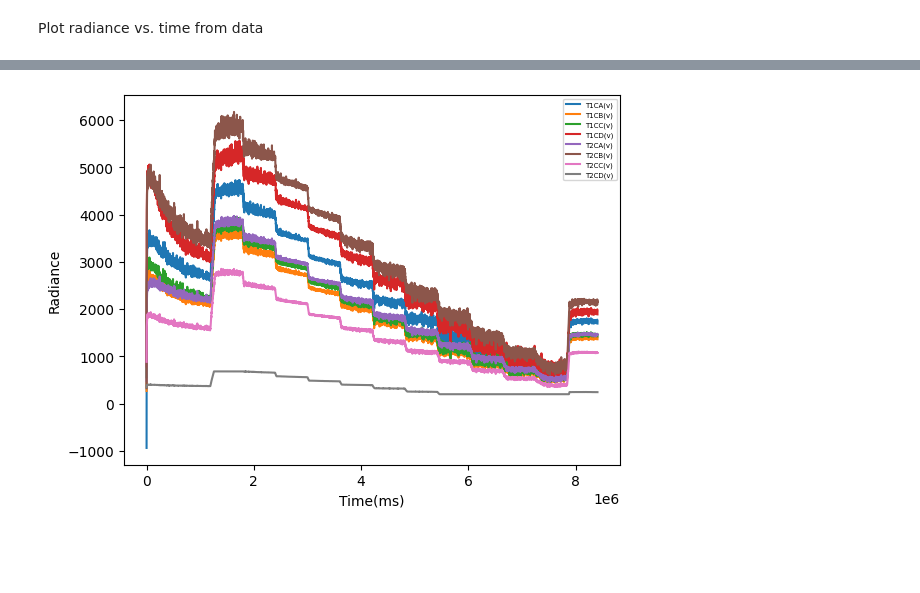
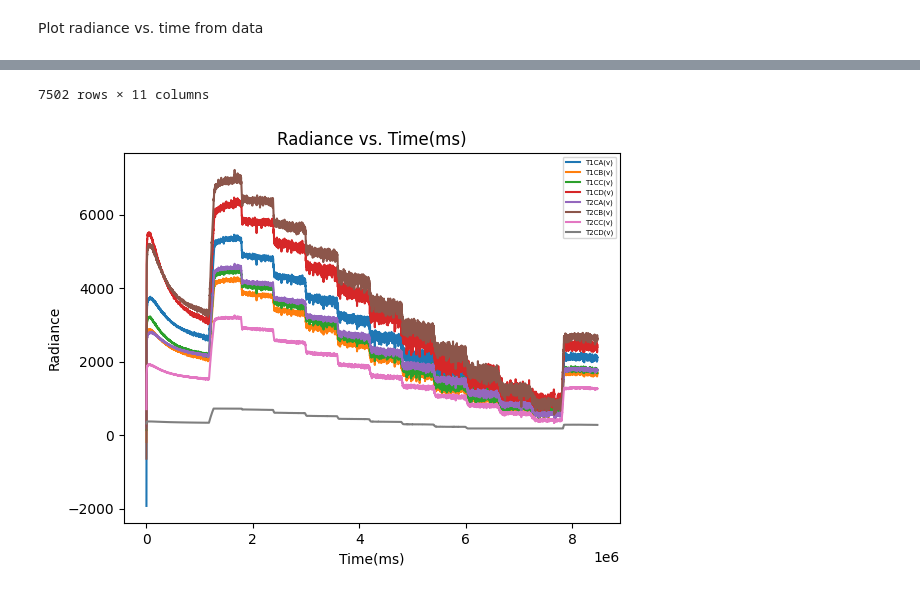
Before and after one commit to RIT-Landsat-Field-Radiometers/Chamber-Testing, a Jupyter notebook: radiometer_jupyter.ipynb, the cells around one changed output, grey strips where cells are left out. Drawn from its saved outputs; the diff is of its cells as text; code cells hidden in the pictures; blank space fills up the shorter version.

Commit message:
Corrected radiance and noise calculations

```diff
--- a/radiometer_jupyter.ipynb
+++ b/radiometer_jupyter.ipynb
@@ -85,5 +89,6 @@ plt.show()
 # %%
-for key in temp_dict:
+#create histograms for each channel
+""" for key in temp_dict:
     plt.figure()
     temp = temp_dict[key]
     i = 1
@@ -91,5 +96,5 @@ for key in temp_dict:
         plt.subplot(2, 4, i)
         plt.hist(temp[chan], bins=30, density=True, alpha=0.6, color='g')
         plt.title(chan)
-        i += 1
+        i += 1 """
 # %% [output]
@@ -159,6 +154,9 @@ def planck_radiance(wavelength, temperature):
     h = 6.62607015e-34  # Planck's constant
     c = 299792458  # Speed of light
     k = 1.38064852e-23  # Boltzmann constant
+
+    #convert celsius to Kelvin
+    temperature += 273.15
 
     numerator = 2 * h * c ** 2
     denominator = wavelength ** 5 * (np.exp((h * c) / (wavelength * k * temperature)) - 1)
@@ -240,14 +238,0 @@ display(temp_error)
-# %%
-#Plot noise in temperature domain DOESN'T WORK
-temp_popt = {}
-temp_pcov = {}
-plt.figure()
-for chan in channel_col:
-    temp_popt[chan], temp_pcov[chan] = curve_fit(linear_fit, ch_avgs[chan], ch_avgs["Temp"])
-    noise = linear_fit(ch_std_dev[chan], *temp_popt[chan] )
-
-    plt.plot(ch_avgs["Temp"], noise, marker = '.')
-    #plt.xlabel("Time (ms)")
-plt.xlabel("Temp (\N{DEGREE CELSIUS})")
-plt.ylabel("Noise ")
-plt.legend(channel_col, fontsize = 5)
@@ -257,15 +298,18 @@ plt.legend(channel_col, fontsize = 5)
 # %% [markdown]
 Calculating Temperature to Radiance Curves
 # %%
+#units are watt/meter squared,
+
 #read in response curve
 dex = pd.read_csv("Data/dexter_filters.csv")
-dex["Wavelength"] = dex["Wavelength"]
+dex["Wavelength"] = dex["Wavelength"] * 1e-6
 #normalize each channel by dividing by the max
 dex_norm = dex
 #chans = ['CH1', 'CH2', 'CH3', 'CH4', 'CH5', 'CH6', 'CH7', 'CH8']
 for ch in channel_col:
     dex_norm[ch] = dex[ch] / dex[ch].abs().max()
 
+display(dex_norm)
 
 
 #use Planck radiance equation to obtain curves
@@ -283,9 +327,6 @@ for temp in temp_ranges:
 be_radiance = pd.DataFrame()
 be_radiance["Temperature"] = temp_ranges
 
-be_radiance_test = pd.DataFrame()
-be_radiance_test["Temperature"] = temp_ranges
-
 #calculate BE radiance for each temperature at each channel
 for ch in channel_col:
     radiance = []
@@ -316,18 +370,20 @@ display(be_radiance)
 # %% [markdown]
 Plot radiance vs. time from data
 # %%
-
-
+data_radiance = pd.DataFrame()
+data_radiance = data.copy()
 radiance_popt = {}
 radiance_pcov = {}
 plt.figure()
 for chan in channel_col:
+    #determine line of best fit for temperature to radiance function using lookup table, then convert temps using that line
     radiance_popt[chan], radiance_pcov[chan] = curve_fit(linear_fit, be_radiance["Temperature"], be_radiance[chan])
-
     temp_to_radiance = linear_fit(data_temp[chan], *temp_popt[chan] )
-    #calc_radiance = [planck_radiance(wavelength, temp) for temp in calc_temp]
-    plt.plot(data_temp["Time(ms)"], temp_to_radiance)
+    data_radiance[chan] = temp_to_radiance
+    plt.plot(data_temp["Time(ms)"], data_radiance[chan])
     plt.xlabel("Time(ms)")
     plt.ylabel("Radiance")
     plt.legend(channel_col, fontsize = 5)
+plt.title("Radiance vs. Time(ms)")
+display(data_radiance)
 # %% [output]
@@ -334 +402,2 @@ for chan in channel_col:
+7502 rows × 11 columns
-[figure, old version]
+[figure, new version]
```
Also changed, not shown: parts of 11 cells of this notebook.
